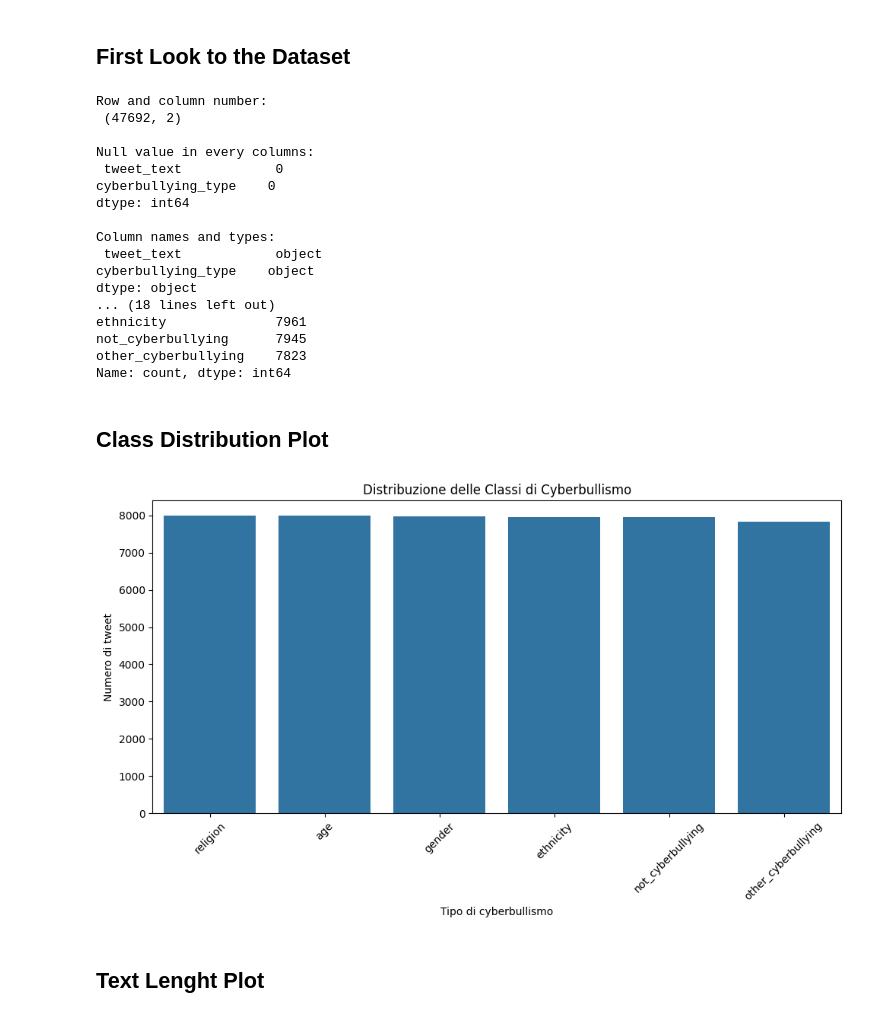
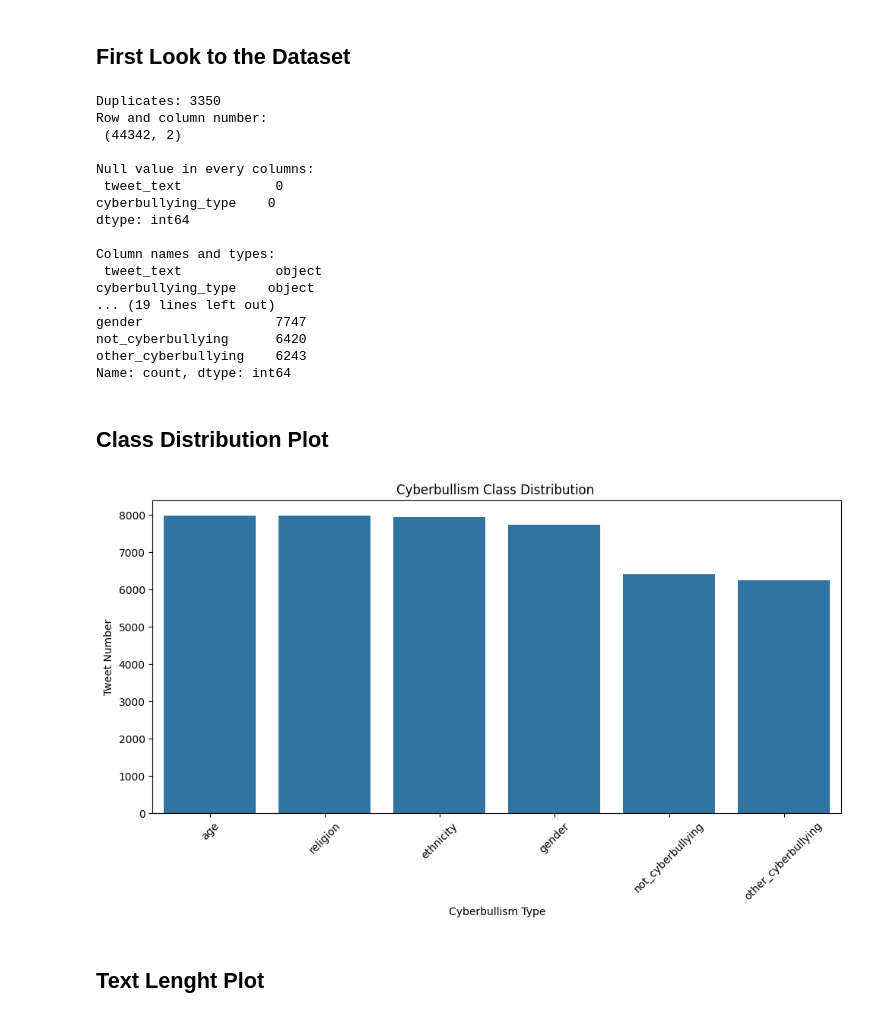
Before and after one commit to msegreto/CyberbullismDetection, a Jupyter notebook: notebook/1_DataVisualization.ipynb, the cells around one changed output. Cells and saved outputs as stored; diff of their text form; code cells hidden in the pictures.

```diff
--- a/notebook/1_DataVisualization.ipynb
+++ b/notebook/1_DataVisualization.ipynb
@@ -17,6 +17,11 @@ from utils.text_preprocessing import preprocess_text
 ## First Look to the Dataset
 # %%
 df = pd.read_csv("../dataset/cyberbullying_tweets.csv")
+orig = df.shape[0]
+df = df.drop_duplicates(subset=["tweet_text"], keep=False)
+final = df.shape[0]
+removed = orig-final
+print(f"Duplicates: {removed}")
 
 print("Row and column number:\n", df.shape)
 print("\nNull value in every columns:\n", df.isnull().sum())
@@ -28,8 +33,9 @@ print(df.info())
 print("\nClass Distribution:")
 print(df["cyberbullying_type"].value_counts())
 # %% [output]
+Duplicates: 3350
 Row and column number:
- (47692, 2)
+ (44342, 2)
 
 Null value in every columns:
  tweet_text            0
@@ -39,25 +45,24 @@ dtype: int64
 Column names and types:
  tweet_text            object
 cyberbullying_type    object
-dtype: object
-... (18 lines left out)
-ethnicity              7961
-not_cyberbullying      7945
-other_cyberbullying    7823
+... (19 lines left out)
+gender                 7747
+not_cyberbullying      6420
+other_cyberbullying    6243
 Name: count, dtype: int64
 # %% [markdown]
 ## Class Distribution Plot
 # %%
 plt.figure(figsize=(10, 6))
 sns.countplot(data=df, x='cyberbullying_type', order=df['cyberbullying_type'].value_counts().index)
-plt.title('Distribuzione delle Classi di Cyberbullismo')
-plt.xlabel('Tipo di cyberbullismo')
-plt.ylabel('Numero di tweet')
+plt.title('Cyberbullism Class Distribution ')
+plt.xlabel('Cyberbullism Type')
+plt.ylabel('Tweet Number')
 plt.xticks(rotation=45)
 plt.tight_layout()
 plt.show()
 # %% [output]
-[figure, old version]
+[figure, new version]
 # %% [markdown]
 ## Text Lenght Plot
 # %%
```
Also changed, not shown: parts of 5 cells of this notebook, 32 other files.
